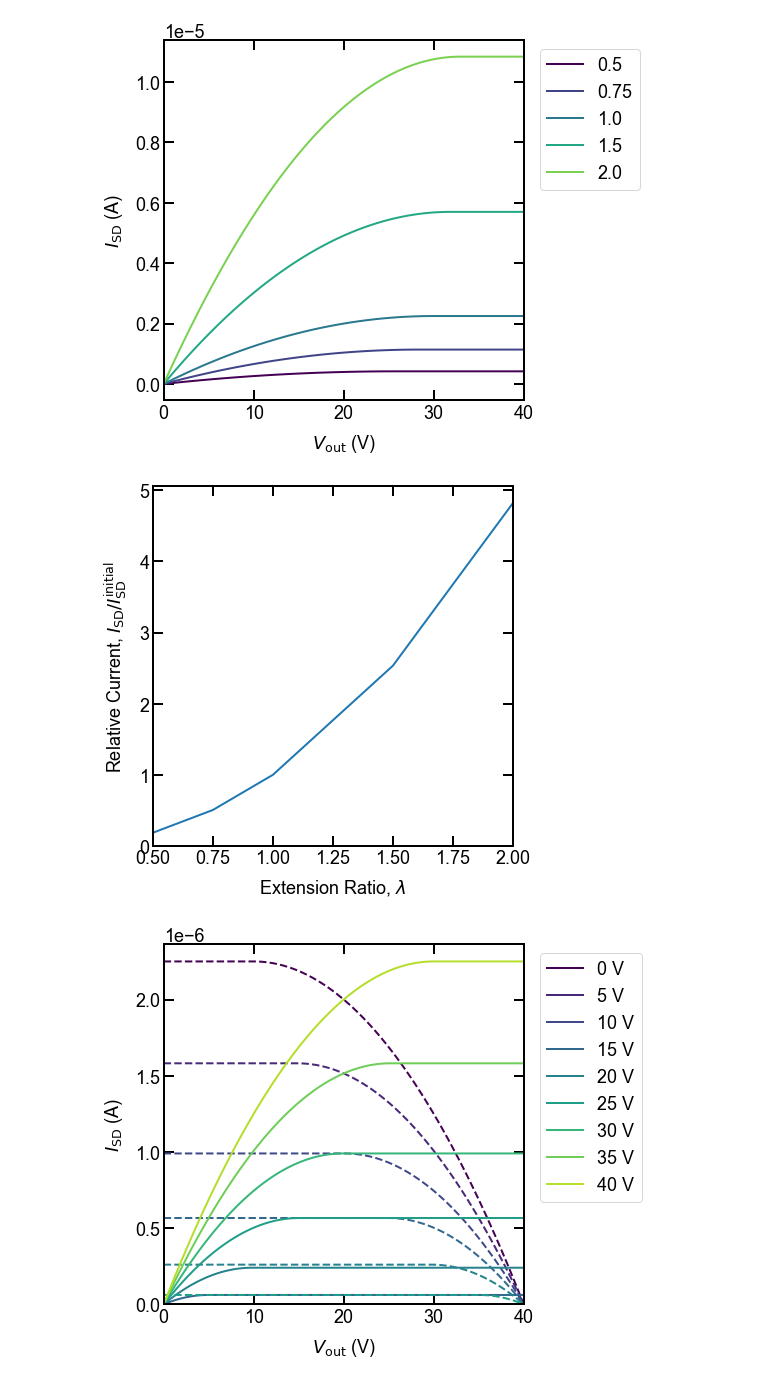
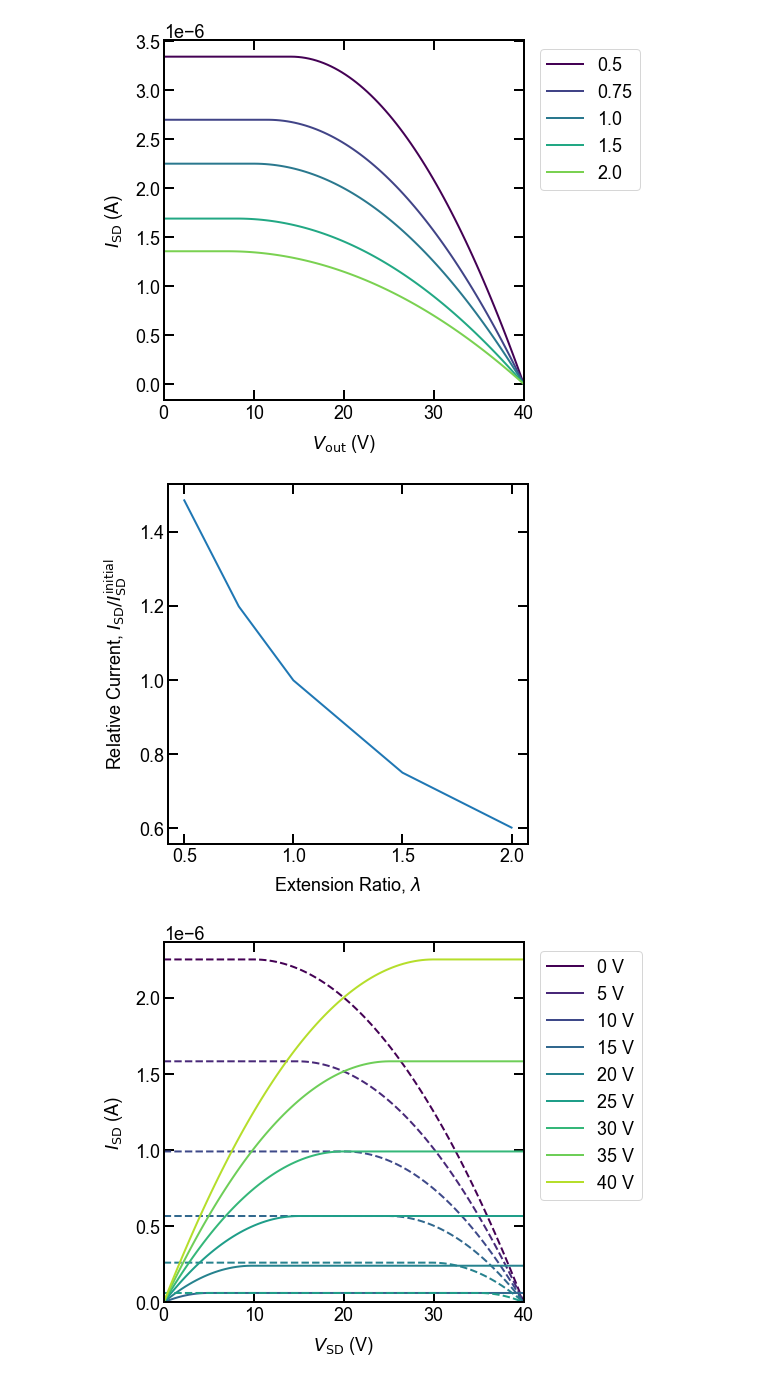
Before and after one commit to erialcuw/stretchableCircuit, a Jupyter notebook: ElasticTFT-Model-uniaxial.ipynb, the cells around one changed output. Saved outputs shown, nothing was run; the diff lists cells and outputs as text; code cells hidden in the pictures.

Commit message:
Structural rework of the code - implement transistor class

```diff
--- a/ElasticTFT-Model-uniaxial.ipynb
+++ b/ElasticTFT-Model-uniaxial.ipynb
@@ -154,44 +147,70 @@ def I_SD_calc(er, V_G, V_SD, V_T_er, C_G_er, geo_er, mu):
     return I_SD
+# %%
+# Function to calculate the relative source-drain current (I_SD/I_SD(er=1)) in the saturation regime
+# The value of V_G that gives the highest magnitude I_SD is used
+
+def calculate_relativeI_SD(er, transistor):
+
+    I_SDrel = np.zeros(len(er))
+
+    for i in range(len(er)):
+        I_SDrel[i] = transistor.I_SD[transistor.V_SD_satidx,transistor.I_SD_maxidx,i]/transistor.I_SD[transistor.V_SD_satidx,transistor.I_SD_maxidx,er_1_idx]
+
+    return I_SDrel
 # %%
 # Calculate the source-drain current vs. deformation for the p-type and n-type TFTs
 
-# I_SD for the n-type transistor
-I_SD_n = I_SD_calc(er, V_G_n, V_SD_n, V_T_n_er, C_G_n_er, geo_n_er, mu_n)
+ntype.I_SD = calculate_I_SD(er, ntype)
+ptype.I_SD = calculate_I_SD(er, ptype)
 
-# I_SD for the p-type transistor
-I_SD_p = I_SD_calc(er, V_G_p, V_SD_p, V_T_p_er, C_G_p_er, geo_p_er, mu_p)
+# Calculate the relative source-drain current (I_SD/I_SD(er=1)) for the p-type and n-type TFTs
+
+ntype.I_SDrel = calculate_relativeI_SD(er, ntype)
+ptype.I_SDrel = calculate_relativeI_SD(er, ptype)
+# %%
+# Build the voltage transfer curve (V_TC) by finding where the n- and p-type load curves cross
+# The accuracy of this calculation depends on your voltage scan resolution, V_resolution
+
+V_out_cross = np.zeros((np.size(V_in,0),np.size(er,0)))
+for i in range(np.size(er,0)):
+    for j in range (np.size(V_in,0)):
+        for k in range (np.size(V_out,0)):
+            if ntype.I_SD[k,j,i]>=ptype.I_SD[k,j,i]:
+                V_out_cross[j,i]=V_out[k]
+                break
 # %%
 # Plot a series of load curves vs. deformation for the n-type transistor with V_in = 40 V
 
 er_plot = np.array([0.5, 0.75, 1, 1.5, 2])
 
 idx_er = np.zeros((np.size(er_plot)))
 
 for i in range((np.size(er_plot))):
     idx_er[i] = (np.abs(er - er_plot[i])).argmin()
 
 fig = plt.figure(figsize=(5, 5))
 ax = fig.add_axes([0, 0, 1, 1])
 ax.xaxis.set_tick_params(which='major', size=10, width=2, direction='in', top='on')
 ax.xaxis.set_tick_params(which='minor', size=7, width=2, direction='in', top='on')
 ax.yaxis.set_tick_params(which='major', size=10, width=2, direction='in', right='on')
 ax.yaxis.set_tick_params(which='minor', size=7, width=2, direction='in', right='on')
 
 ax.set_xlim(0, np.max(V_out))
 #ax.set_ylim(0, 1.05*np.max(I_SD_n[:,:,idx_er]))
 
 ax.set_xlabel('$V_\mathrm{out}$ (V)', labelpad=10)
 ax.set_ylabel('$I_\mathrm{SD}$ (A)', labelpad=10)
 
 cm = pylab.get_cmap('viridis')
 
 for i in range((np.size(er_plot,0))):
-    ax.plot(V_out, I_SD_n[:,int(np.size(I_SD_n,1)-1),int(idx_er[i])], linewidth=2, color=cm(1.*i/np.size(er_plot)), label=(str(er_plot[i])))
+    #ax.plot(V_out, ntype.I_SD[:,int(np.size(ntype.I_SD,1)-1),int(idx_er[i])], linewidth=2, color=cm(1.*i/np.size(er_plot)), label=(str(er_plot[i])))
+    ax.plot(V_out, ptype.I_SD[:,0,int(idx_er[i])], linewidth=2, color=cm(1.*i/np.size(er_plot)), label=(str(er_plot[i])))
 
 plt.legend(bbox_to_anchor=(1.02, 1.0), loc='upper left')
 
 plt.show()
 
 #plt.savefig('Final_Plot.png', dpi=300, transparent=False, bbox_inches='tight')
 # %% [output]
-[figure, old version]
+[figure, new version]
@@ -221,17 +224,14 @@ ax.xaxis.set_tick_params(which='minor', size=7, width=2, direction='in', top='on
 ax.yaxis.set_tick_params(which='major', size=10, width=2, direction='in', right='on')
 ax.yaxis.set_tick_params(which='minor', size=7, width=2, direction='in', right='on')
 
-ax.set_xlim(np.min(er), np.max(er))
-ax.set_ylim(0, 1.05*np.max(I_SD_rel_n))
-
 ax.set_xlabel('Extension Ratio, $\lambda$', labelpad=10)
 ax.set_ylabel('Relative Current, $I_\mathrm{SD}/I_\mathrm{SD}^\mathrm{initial}$', labelpad=10)
 
-ax.plot(er, I_SD_rel_n, linewidth=2)
+ax.plot(er, ntype.I_SDrel, linewidth=2)
 
 plt.show()
 # %% [output]
-[figure, old version]
+[figure, new version]
 # %%
 # Plot a series of load curves
 
```
Also changed, not shown: parts of 19 cells of this notebook.
